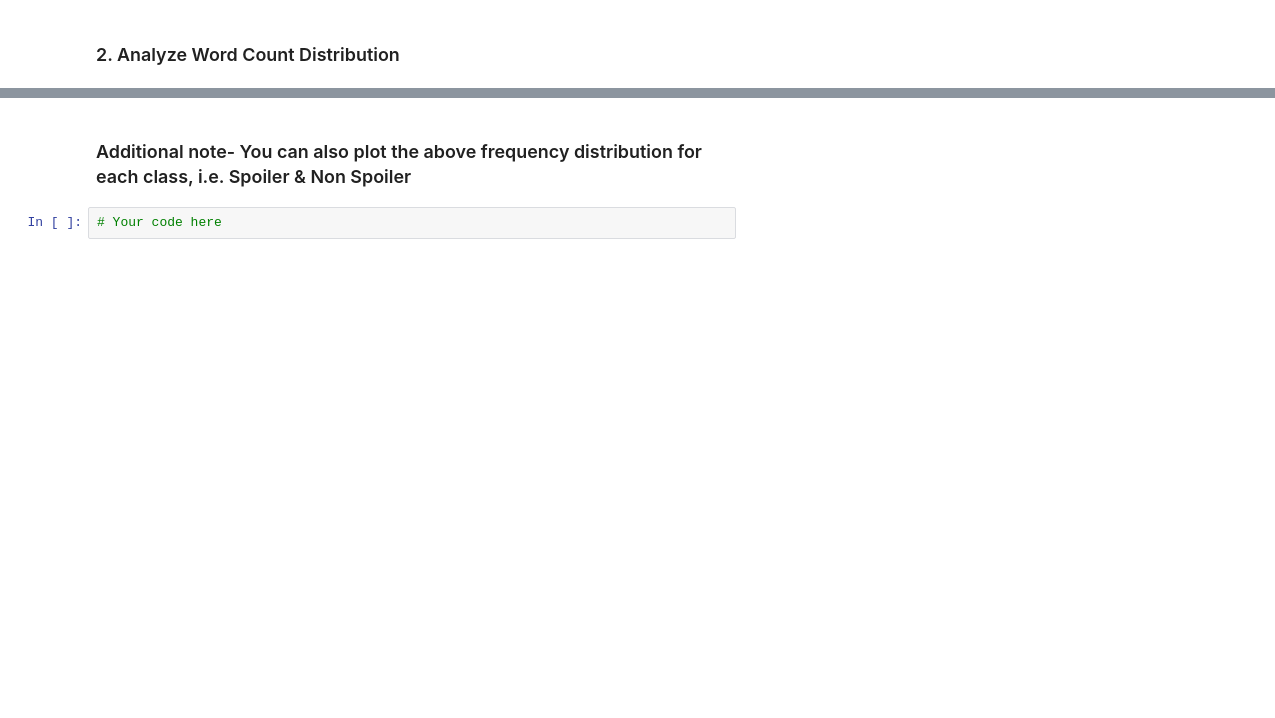
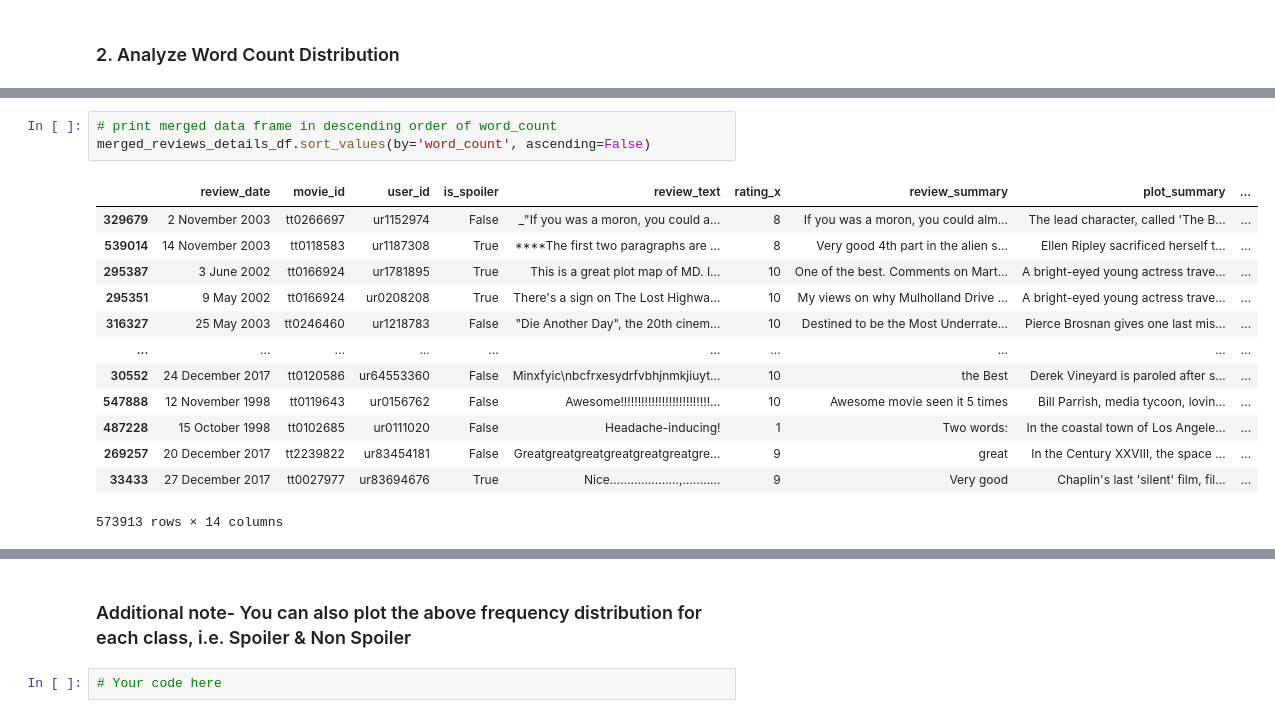
Before and after one commit to umeshrawat/AI_Math_Vedas, a Jupyter notebook: Spoiler_Shield_Solution_Template.ipynb, the cells around one changed output, grey strips where cells are left out. Saved outputs shown, nothing was run; the diff lists cells and outputs as text; blank space fills up the shorter version.

```diff
--- a/Spoiler_Shield_Solution_Template.ipynb
+++ b/Spoiler_Shield_Solution_Template.ipynb
@@ -271,0 +402,17 @@ merged_reviews_details_df['is_spoiler'].value_counts(normalize=True).plot(kind='
+# %%
+# print merged data frame in descending order of word_count
+merged_reviews_details_df.sort_values(by='word_count', ascending=False)
+# %% [output]
+|  | review_date | movie_id | user_id | is_spoiler | review_text | rating_x | review_summary | plot_summary | ... |
+| 329679 | 2 November 2003 | tt0266697 | ur1152974 | False | _"If you was a moron, you could a... | 8 | If you was a moron, you could alm... | The lead character, called 'The B... | ... |
+| 539014 | 14 November 2003 | tt0118583 | ur1187308 | True | ****The first two paragraphs are ... | 8 | Very good 4th part in the alien s... | Ellen Ripley sacrificed herself t... | ... |
+| 295387 | 3 June 2002 | tt0166924 | ur1781895 | True | This is a great plot map of MD. I... | 10 | One of the best. Comments on Mart... | A bright-eyed young actress trave... | ... |
+| 295351 | 9 May 2002 | tt0166924 | ur0208208 | True | There's a sign on The Lost Highwa... | 10 | My views on why Mulholland Drive ... | A bright-eyed young actress trave... | ... |
+| 316327 | 25 May 2003 | tt0246460 | ur1218783 | False | "Die Another Day", the 20th cinem... | 10 | Destined to be the Most Underrate... | Pierce Brosnan gives one last mis... | ... |
+| ... | ... | ... | ... | ... | ... | ... | ... | ... | ... |
+| 30552 | 24 December 2017 | tt0120586 | ur64553360 | False | Minxfyic\nbcfrxesydrfvbhjnmkjiuyt... | 10 | the Best | Derek Vineyard is paroled after s... | ... |
+| 547888 | 12 November 1998 | tt0119643 | ur0156762 | False | Awesome!!!!!!!!!!!!!!!!!!!!!!!!!!... | 10 | Awesome movie seen it 5 times | Bill Parrish, media tycoon, lovin... | ... |
+| 487228 | 15 October 1998 | tt0102685 | ur0111020 | False | Headache-inducing! | 1 | Two words: | In the coastal town of Los Angele... | ... |
+| 269257 | 20 December 2017 | tt2239822 | ur83454181 | False | Greatgreatgreatgreatgreatgreatgre... | 9 | great | In the Century XXVIII, the space ... | ... |
+| 33433 | 27 December 2017 | tt0027977 | ur83694676 | True | Nice....................,........... | 9 | Very good | Chaplin's last 'silent' film, fil... | ... |
+573913 rows × 14 columns
```
Also changed, not shown: parts of 21 cells of this notebook.
